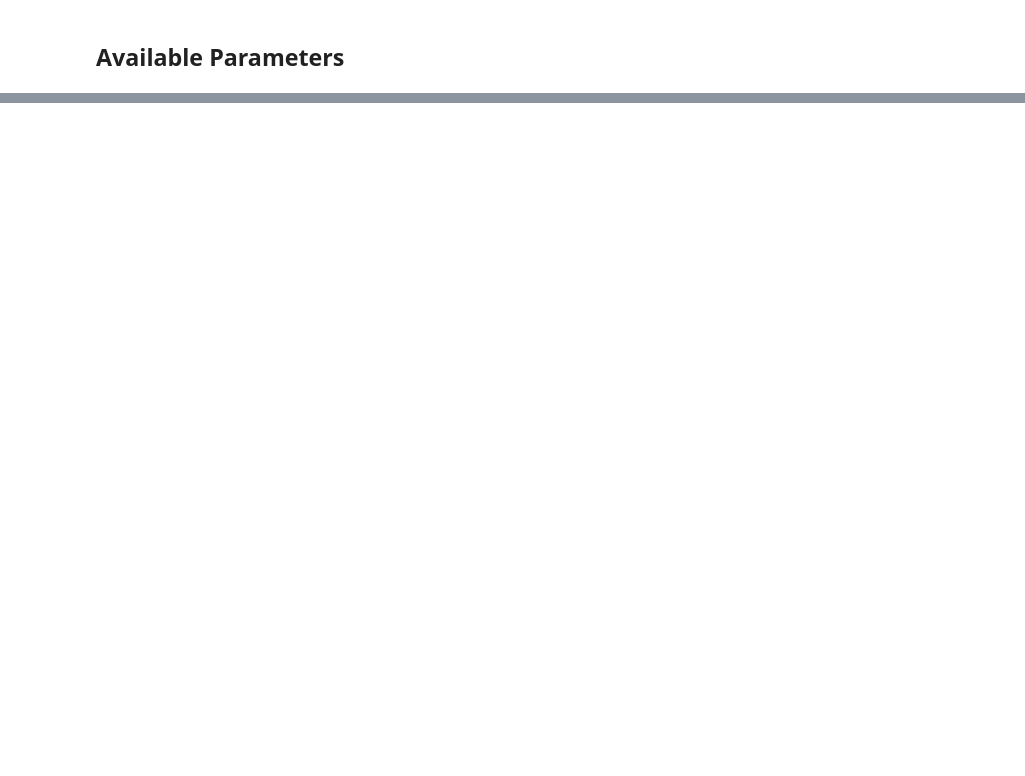
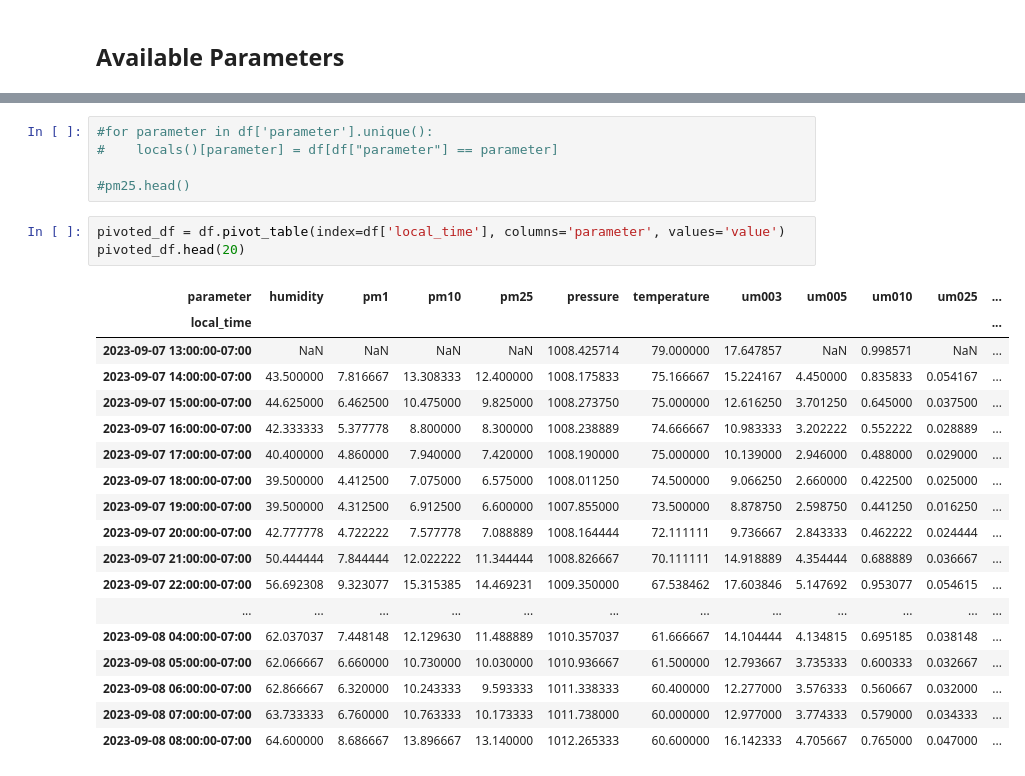
Before and after one commit to beltran-oscar/ETL-pipeline-ML, a Jupyter notebook: src/notebooks/extract.ipynb, the cells around one changed output, grey strips where cells are left out. Drawn from its saved outputs; the diff is of its cells as text; blank space fills up the shorter version.

```diff
--- a/src/notebooks/extract.ipynb
+++ b/src/notebooks/extract.ipynb
@@ -88,0 +293,27 @@ parameters
+# %%
+#for parameter in df['parameter'].unique():
+#    locals()[parameter] = df[df["parameter"] == parameter]
+
+#pm25.head()
+# %%
+pivoted_df = df.pivot_table(index=df['local_time'], columns='parameter', values='value')
+pivoted_df.head(20)
+# %% [output]
+| parameter | humidity | pm1 | pm10 | pm25 | pressure | temperature | um003 | um005 | um010 | um025 | ... |
+| local_time |  |  |  |  |  |  |  |  |  |  | ... |
+| 2023-09-07 13:00:00-07:00 | NaN | NaN | NaN | NaN | 1008.425714 | 79.000000 | 17.647857 | NaN | 0.998571 | NaN | ... |
+| 2023-09-07 14:00:00-07:00 | 43.500000 | 7.816667 | 13.308333 | 12.400000 | 1008.175833 | 75.166667 | 15.224167 | 4.450000 | 0.835833 | 0.054167 | ... |
+| 2023-09-07 15:00:00-07:00 | 44.625000 | 6.462500 | 10.475000 | 9.825000 | 1008.273750 | 75.000000 | 12.616250 | 3.701250 | 0.645000 | 0.037500 | ... |
+| 2023-09-07 16:00:00-07:00 | 42.333333 | 5.377778 | 8.800000 | 8.300000 | 1008.238889 | 74.666667 | 10.983333 | 3.202222 | 0.552222 | 0.028889 | ... |
+| 2023-09-07 17:00:00-07:00 | 40.400000 | 4.860000 | 7.940000 | 7.420000 | 1008.190000 | 75.000000 | 10.139000 | 2.946000 | 0.488000 | 0.029000 | ... |
+| 2023-09-07 18:00:00-07:00 | 39.500000 | 4.412500 | 7.075000 | 6.575000 | 1008.011250 | 74.500000 | 9.066250 | 2.660000 | 0.422500 | 0.025000 | ... |
+| 2023-09-07 19:00:00-07:00 | 39.500000 | 4.312500 | 6.912500 | 6.600000 | 1007.855000 | 73.500000 | 8.878750 | 2.598750 | 0.441250 | 0.016250 | ... |
+| 2023-09-07 20:00:00-07:00 | 42.777778 | 4.722222 | 7.577778 | 7.088889 | 1008.164444 | 72.111111 | 9.736667 | 2.843333 | 0.462222 | 0.024444 | ... |
+| 2023-09-07 21:00:00-07:00 | 50.444444 | 7.844444 | 12.022222 | 11.344444 | 1008.826667 | 70.111111 | 14.918889 | 4.354444 | 0.688889 | 0.036667 | ... |
+| 2023-09-07 22:00:00-07:00 | 56.692308 | 9.323077 | 15.315385 | 14.469231 | 1009.350000 | 67.538462 | 17.603846 | 5.147692 | 0.953077 | 0.054615 | ... |
+| ... | ... | ... | ... | ... | ... | ... | ... | ... | ... | ... | ... |
+| 2023-09-08 04:00:00-07:00 | 62.037037 | 7.448148 | 12.129630 | 11.488889 | 1010.357037 | 61.666667 | 14.104444 | 4.134815 | 0.695185 | 0.038148 | ... |
+| 2023-09-08 05:00:00-07:00 | 62.066667 | 6.660000 | 10.730000 | 10.030000 | 1010.936667 | 61.500000 | 12.793667 | 3.735333 | 0.600333 | 0.032667 | ... |
+| 2023-09-08 06:00:00-07:00 | 62.866667 | 6.320000 | 10.243333 | 9.593333 | 1011.338333 | 60.400000 | 12.277000 | 3.576333 | 0.560667 | 0.032000 | ... |
+| 2023-09-08 07:00:00-07:00 | 63.733333 | 6.760000 | 10.763333 | 10.173333 | 1011.738000 | 60.000000 | 12.977000 | 3.774333 | 0.579000 | 0.034333 | ... |
+| 2023-09-08 08:00:00-07:00 | 64.600000 | 8.686667 | 13.896667 | 13.140000 | 1012.265333 | 60.600000 | 16.142333 | 4.705667 | 0.765000 | 0.047000 | ... |
```
Also changed, not shown: parts of 18 cells of this notebook.
